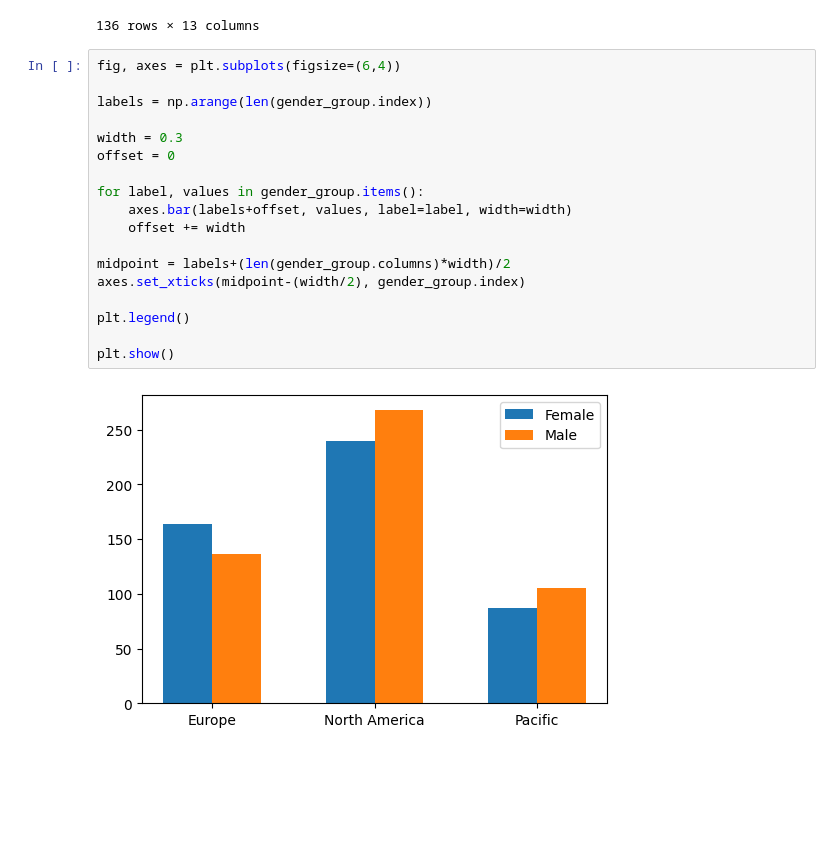
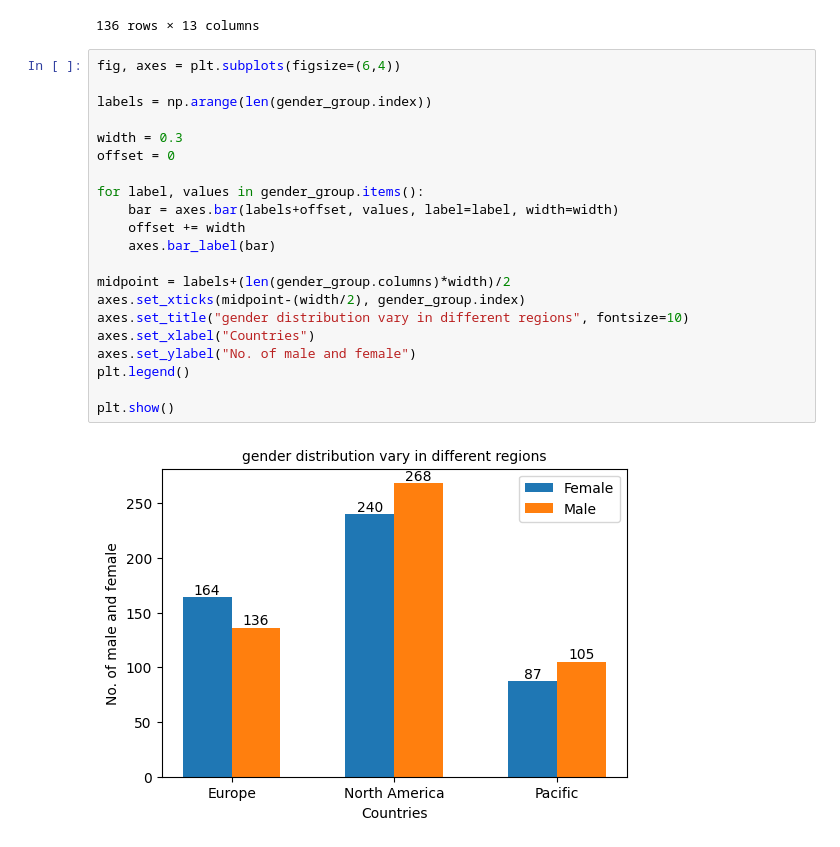
Before and after one commit to abhisunny2610/Data-Science, a Jupyter notebook: Visualization/Bike Buyers Anlys.ipynb, the cells around one changed output. Drawn from its saved outputs; the diff is of its cells as text; blank space fills up the shorter version.

Commit message:
Bike Buyer Visualization

```diff
--- a/Visualization/Bike Buyers Anlys.ipynb
+++ b/Visualization/Bike Buyers Anlys.ipynb
@@ -145,20 +145,23 @@ gender_group.get_group(("Europe", "Male"))
 # %%
 fig, axes = plt.subplots(figsize=(6,4))
 
 labels = np.arange(len(gender_group.index))
 
 width = 0.3
 offset = 0
 
 for label, values in gender_group.items():
-    axes.bar(labels+offset, values, label=label, width=width)
+    bar = axes.bar(labels+offset, values, label=label, width=width)
     offset += width
+    axes.bar_label(bar)
 
 midpoint = labels+(len(gender_group.columns)*width)/2
 axes.set_xticks(midpoint-(width/2), gender_group.index)
-
+axes.set_title("gender distribution vary in different regions", fontsize=10)
+axes.set_xlabel("Countries")
+axes.set_ylabel("No. of male and female")
 plt.legend()
 
 plt.show()
 # %% [output]
-[figure, old version]
+[figure, new version]
```
Also changed, not shown: parts of 6 cells of this notebook.
